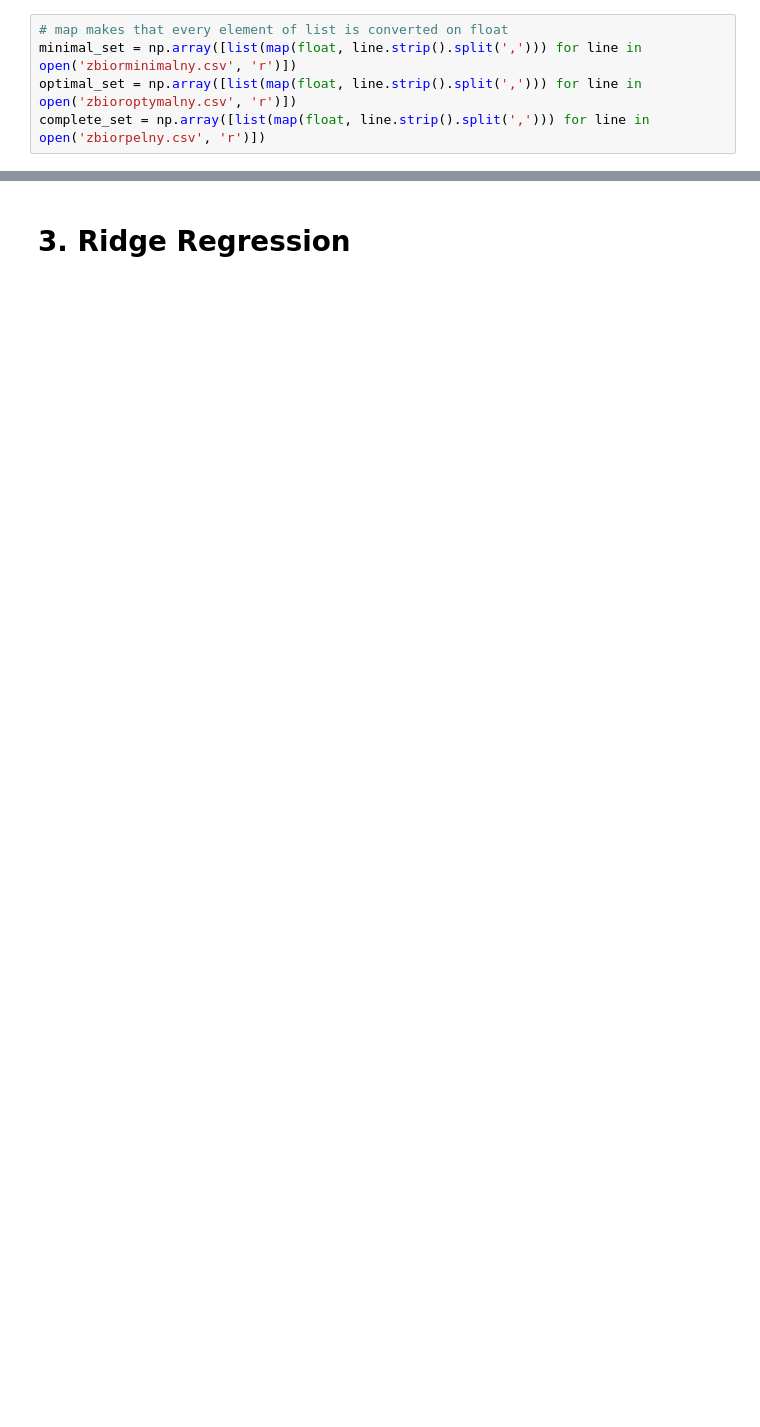
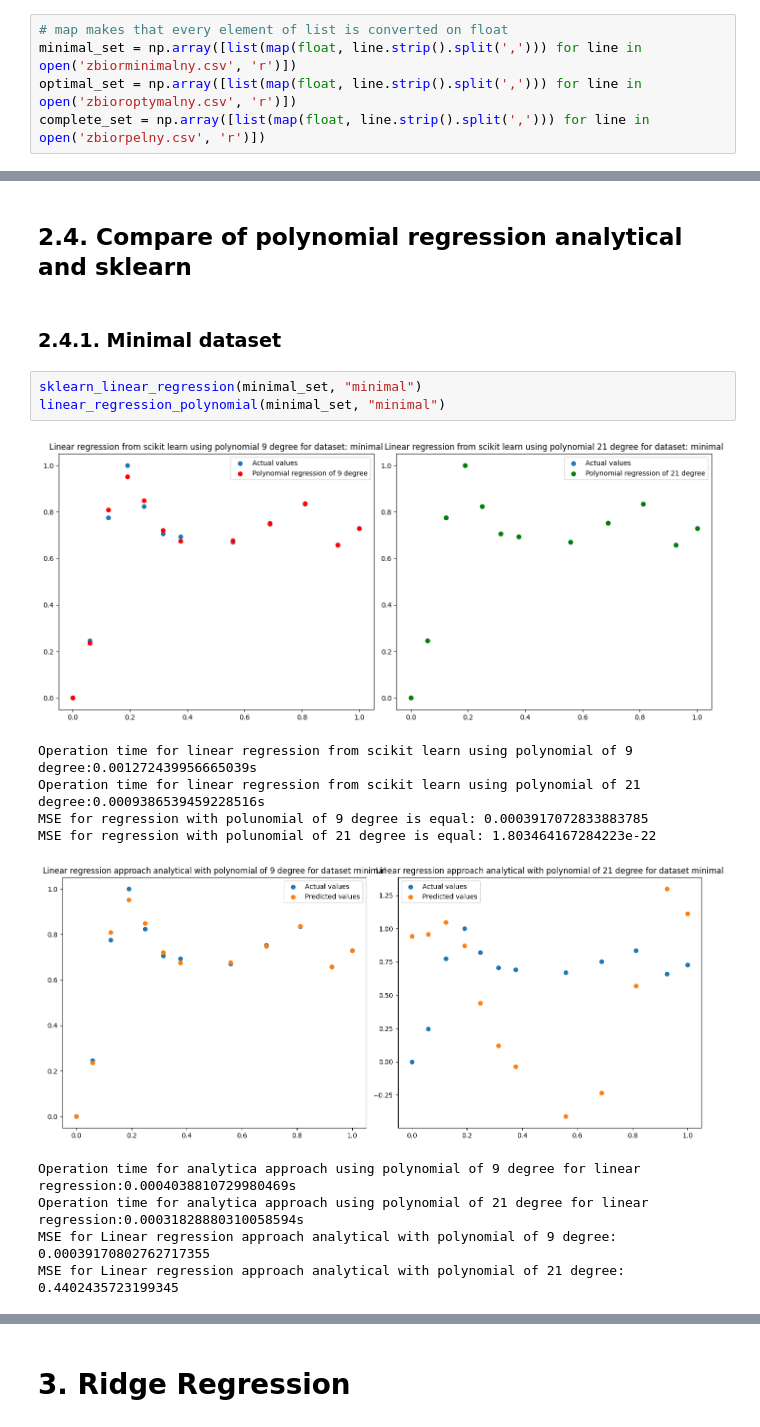
Before and after one commit to Rudobrody/Studies_AI_1_Term, a Jupyter notebook: PUM/LinearRegression/LabRegresjaLiniowa.ipynb, the cells around one changed output, grey strips where cells are left out. Saved outputs shown, nothing was run; the diff lists cells and outputs as text; blank space fills up the shorter version.

Commit message:
Complete version of Linear Regression

```diff
--- a/PUM/LinearRegression/LabRegresjaLiniowa.ipynb
+++ b/PUM/LinearRegression/LabRegresjaLiniowa.ipynb
@@ -297,0 +246,18 @@ MSE for Linear regression approach analytical with polynomial of 21 degree: 0.03
+# %% [markdown]
+## 2.4. Compare of polynomial regression analytical and sklearn
+# %% [markdown]
+### 2.4.1. Minimal dataset
+# %%
+sklearn_linear_regression(minimal_set, "minimal")
+linear_regression_polynomial(minimal_set, "minimal")
+# %% [output]
+[figure, added]
+Operation time for linear regression from scikit learn using polynomial of 9 degree:0.001272439956665039s
+Operation time for linear regression from scikit learn using polynomial of 21 degree:0.0009386539459228516s
+MSE for regression with polunomial of 9 degree is equal: 0.0003917072833883785
+MSE for regression with polunomial of 21 degree is equal: 1.803464167284223e-22
+[figure, added]
+Operation time for analytica approach using polynomial of 9 degree for linear regression:0.0004038810729980469s
+Operation time for analytica approach using polynomial of 21 degree for linear regression:0.00031828880310058594s
+MSE for Linear regression approach analytical with polynomial of 9 degree: 0.00039170802762717355
+MSE for Linear regression approach analytical with polynomial of 21 degree: 0.4402435723199345
```
Also changed, not shown: parts of 31 cells of this notebook.
